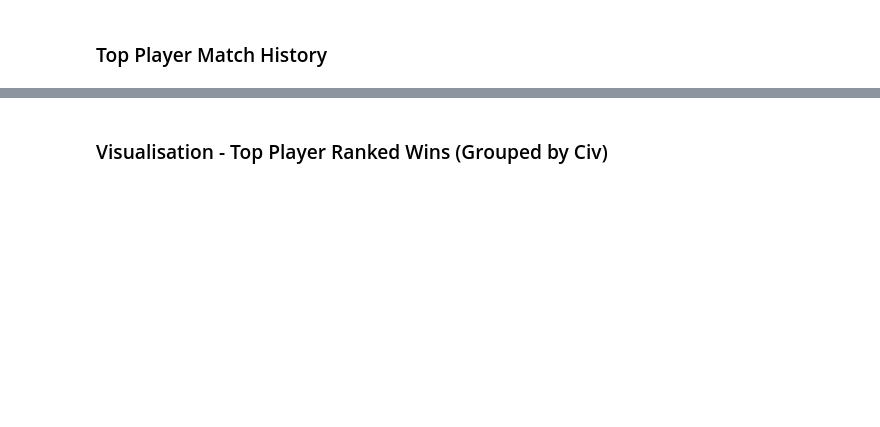
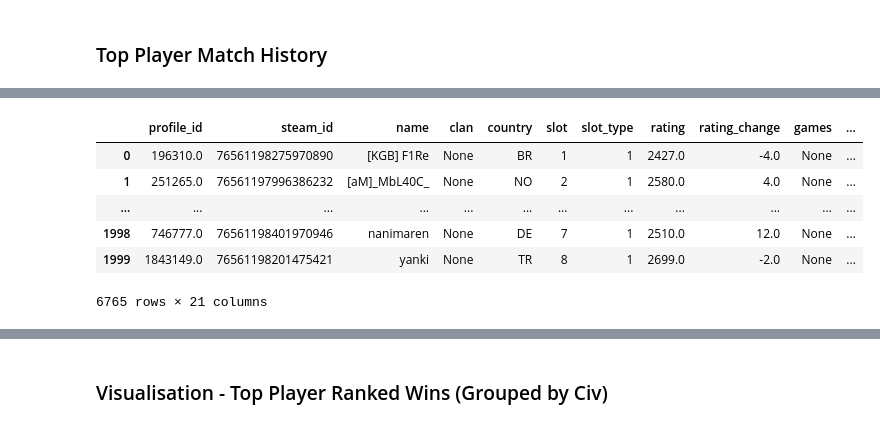
Before and after one commit to Filpill/AoE2Data, a Jupyter notebook: AoE2_APIData.ipynb, the cells around one changed output, grey strips where cells are left out. Drawn from its saved outputs; the diff is of its cells as text; code cells hidden in the pictures; blank space fills up the shorter version.

```diff
--- a/AoE2_APIData.ipynb
+++ b/AoE2_APIData.ipynb
@@ -308,15 +360,19 @@ Generating Match History For [aM]_MbL40C_ over the last 1000 games
 #Requesting Top Player Match History
 data = 'matches'        #Returning Match Data
 leaderboard_id = 3      #3 = Random Map Leaderboard
-count = 1000              #Extracting this many entries from table
-count_match_xlsx = count       #(for xlsxwriter title)
-since = date_today_unix #Extracting Match History From This Date
-top_player_id = rating_top.loc[0,'steam_id'] #Nesting the top player id from previous API call into the following request
-top_player_name = rating_top.loc[0,'name']   #Grabbing name to place into chart title
-requestAddr = f'https://aoe2.net/api/{data}?game=aoe2de&count={count}&since={since}'
-dict = api2df(requestAddr)
+count = 15              #Extracting this many entries from table
+count_all_matches = count #For xlsxwriter
+since = date_today_unix           #Extracting Match History From This Date
 
-#Parsing Player Match History into Table
-print(f'Generated For {top_player_name} over the last {count} games')
-df = pd.DataFrame.from_dict(dict,orient='columns')
+print(f'Generating data of all the ranked games played for the top {count_leader_xlsx} players')
+
+for k in range(10):
+    player_id = rating_top.loc[k,'steam_id'] #Nesting the top player id from previous API call into the following request
+    player_name = rating_top.loc[k,'name']   #Grabbing name to place into chart title
+    print(f'Grabbing matches for {player_name} {player_id}')
+    df_match_batch = player_match_history(since,player_id)
+    if k > 0:
+        df_all_matches = pd.concat([df_all_matches,df_match_batch])
+    else:
+        df_all_matches = df_match_batch
 # %% [output]
@@ -333,0 +396,14 @@ df
+# %%
+#We must drop duplicate match_id's to avoid double counting the data
+df_copy = df_all_matches.copy()
+#Need drop match_id duplicates, however we still need to keep all the players that played on the same ID (such that we are not left with 1 player)
+df_all_matches.drop_duplicates(subset=['match_id','steam_id'],inplace=True)
+df_all_matches
+# %% [output]
+|  | profile_id | steam_id | name | clan | country | slot | slot_type | rating | rating_change | games | ... |
+| 0 | 196310.0 | 76561198275970890 | [KGB] F1Re | None | BR | 1 | 1 | 2427.0 | -4.0 | None | ... |
+| 1 | 251265.0 | 76561197996386232 | [aM]_MbL40C_ | None | NO | 2 | 1 | 2580.0 | 4.0 | None | ... |
+| ... | ... | ... | ... | ... | ... | ... | ... | ... | ... | ... | ... |
+| 1998 | 746777.0 | 76561198401970946 | nanimaren | None | DE | 7 | 1 | 2510.0 | 12.0 | None | ... |
+| 1999 | 1843149.0 | 76561198201475421 | yanki | None | TR | 8 | 1 | 2699.0 | -2.0 | None | ... |
+6765 rows × 21 columns
```
Also changed, not shown: parts of 18 cells of this notebook, 4 other files.
